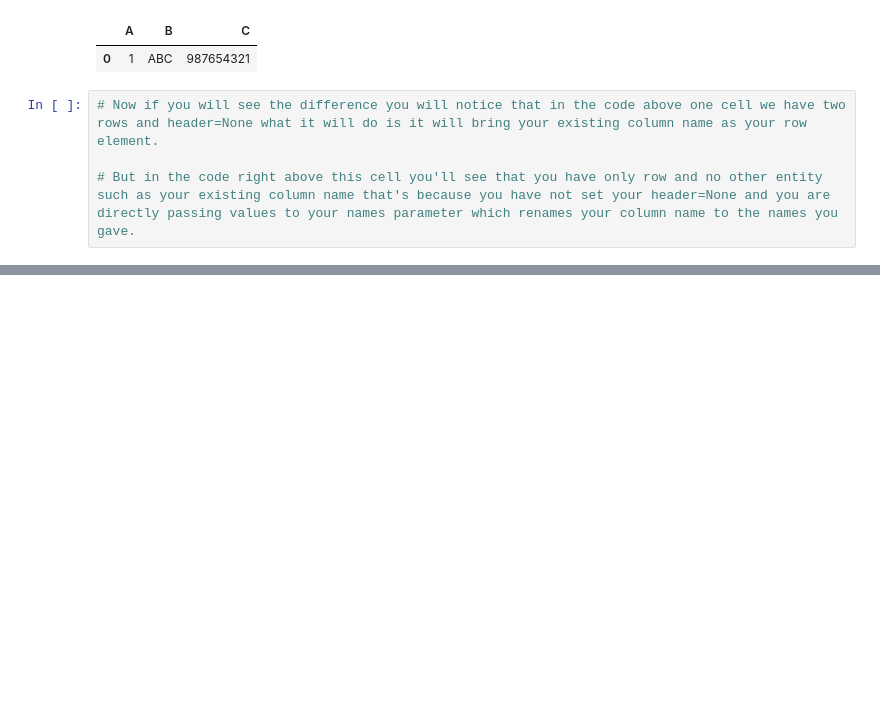
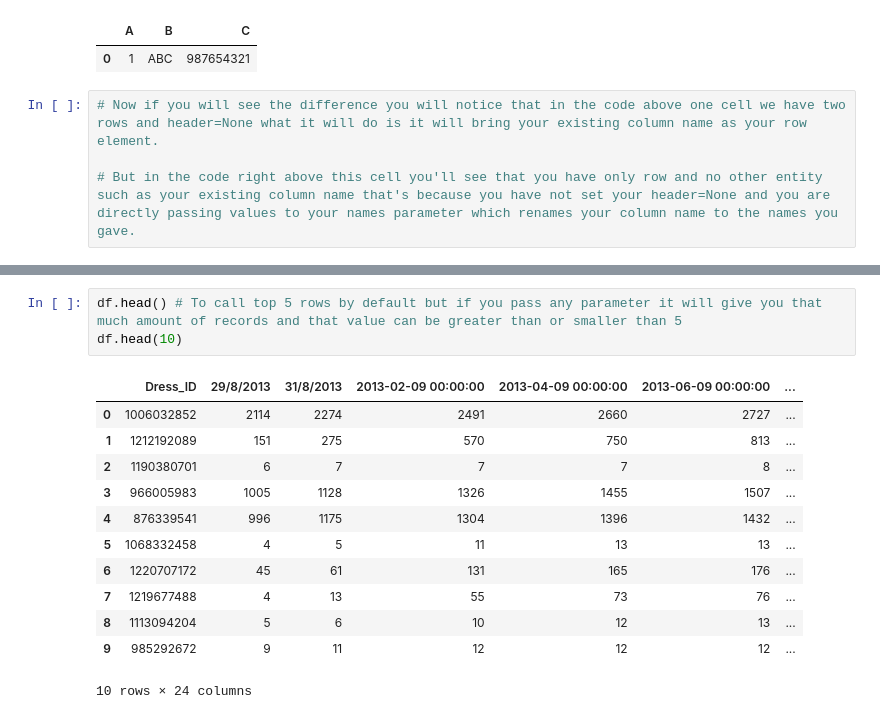
Before and after one commit to singhalharshit/la-python-practice, a Jupyter notebook: DAY_12_Pandas.ipynb, the cells around one changed output, grey strips where cells are left out. Cells and saved outputs as stored; diff of their text form; blank space fills up the shorter version.

```diff
--- a/DAY_12_Pandas.ipynb
+++ b/DAY_12_Pandas.ipynb
@@ -82,0 +105,16 @@ df.tail() # To call last 5 rows
+# %%
+df.head() # To call top 5 rows by default but if you pass any parameter it will give you that much amount of records and that value can be greater than or smaller than 5
+df.head(10)
+# %% [output]
+|  | Dress_ID | 29/8/2013 | 31/8/2013 | 2013-02-09 00:00:00 | 2013-04-09 00:00:00 | 2013-06-09 00:00:00 | ... |
+| 0 | 1006032852 | 2114 | 2274 | 2491 | 2660 | 2727 | ... |
+| 1 | 1212192089 | 151 | 275 | 570 | 750 | 813 | ... |
+| 2 | 1190380701 | 6 | 7 | 7 | 7 | 8 | ... |
+| 3 | 966005983 | 1005 | 1128 | 1326 | 1455 | 1507 | ... |
+| 4 | 876339541 | 996 | 1175 | 1304 | 1396 | 1432 | ... |
+| 5 | 1068332458 | 4 | 5 | 11 | 13 | 13 | ... |
+| 6 | 1220707172 | 45 | 61 | 131 | 165 | 176 | ... |
+| 7 | 1219677488 | 4 | 13 | 55 | 73 | 76 | ... |
+| 8 | 1113094204 | 5 | 6 | 10 | 12 | 13 | ... |
+| 9 | 985292672 | 9 | 11 | 12 | 12 | 12 | ... |
+10 rows × 24 columns
```
Also changed, not shown: parts of 20 cells of this notebook, 2 other files.
